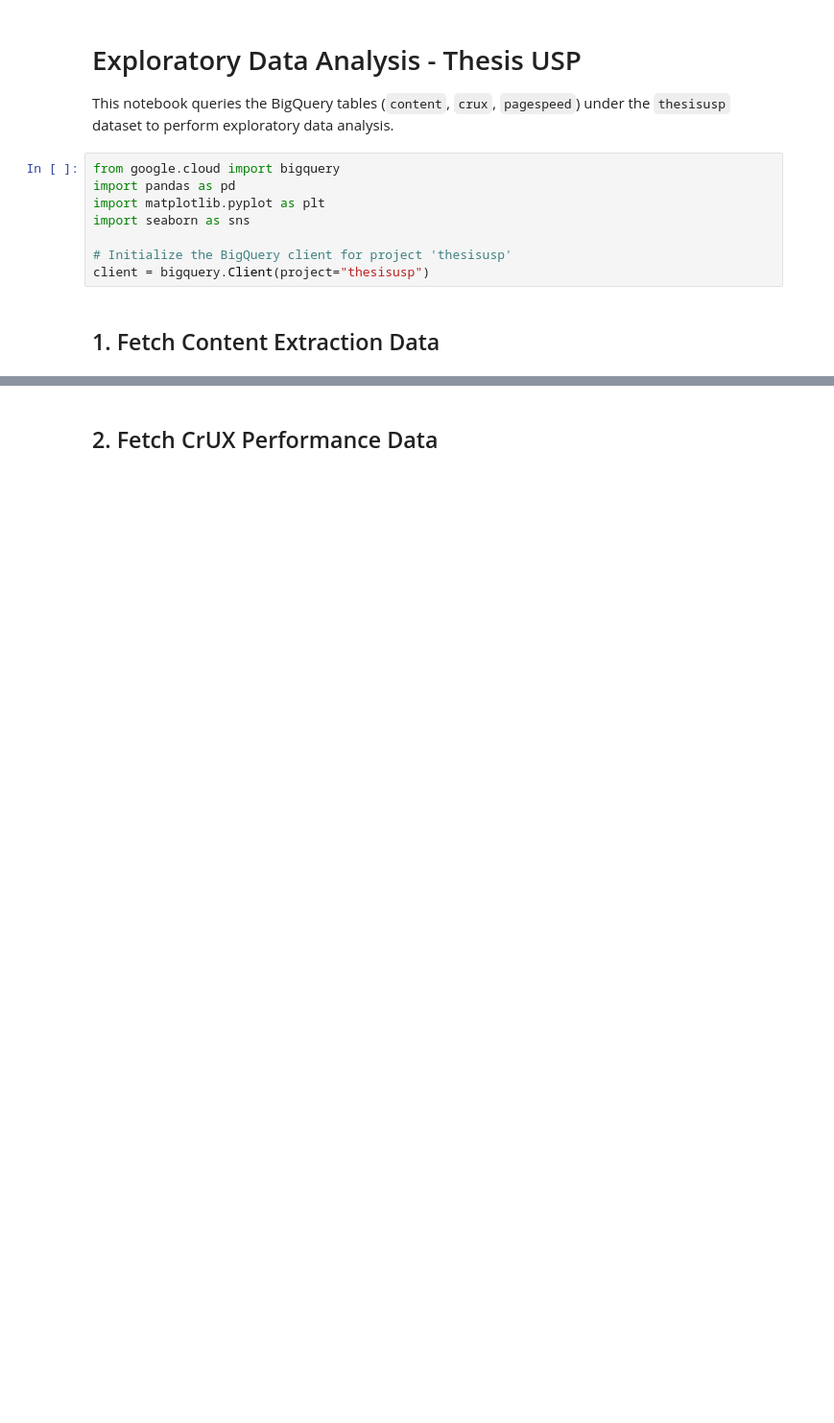
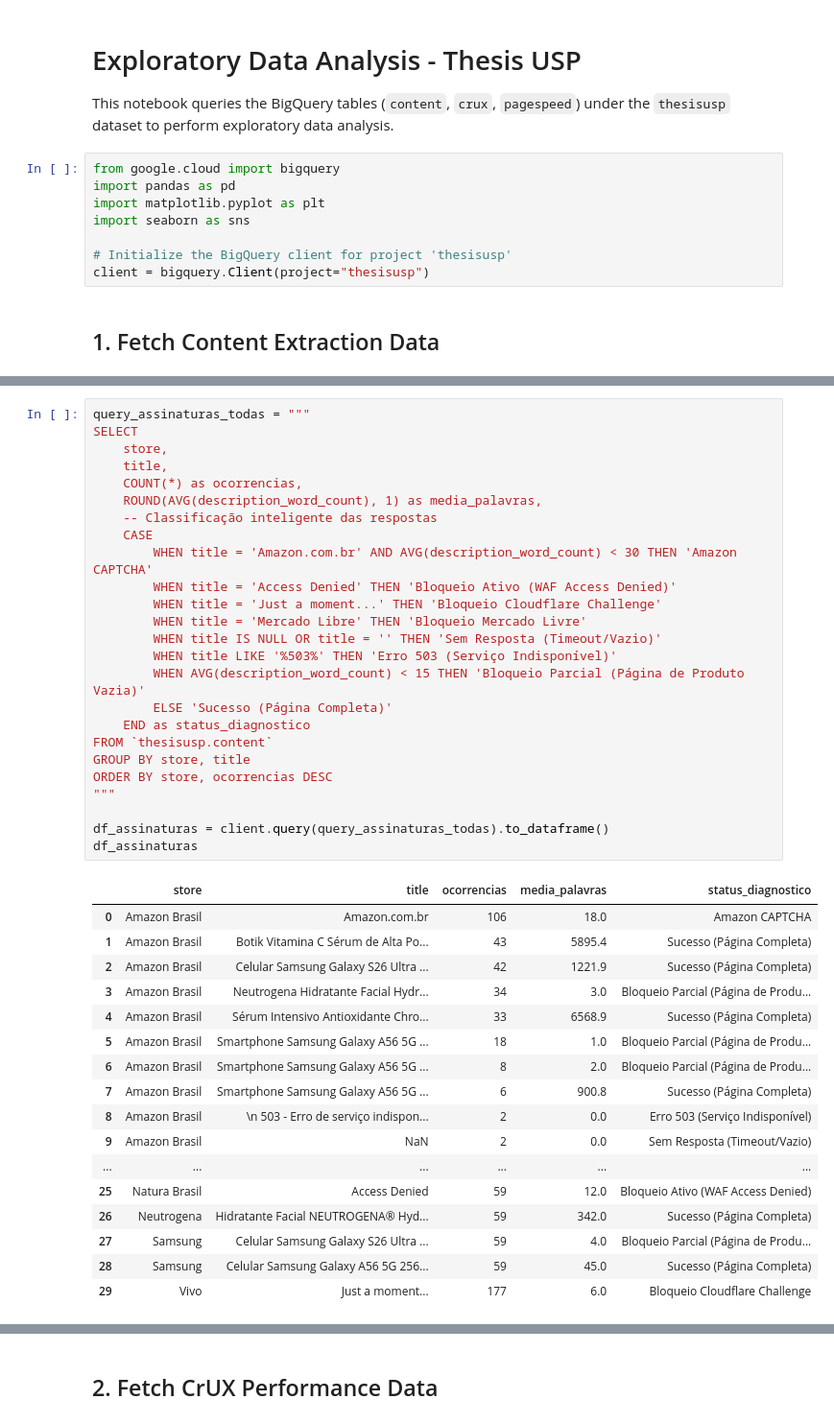
Before and after one commit to britneyscripts/thesis-pipeline, a Jupyter notebook: notebooks/eda.ipynb, the cells around one changed output, grey strips where cells are left out. Shown at 96% size. Cells and saved outputs as stored; diff of their text form; blank space fills up the shorter version.

```diff
--- a/notebooks/eda.ipynb
+++ b/notebooks/eda.ipynb
@@ -30,0 +183,43 @@ df_content.head()
+# %%
+query_assinaturas_todas = """
+SELECT
+    store,
+    title,
+    COUNT(*) as ocorrencias,
+    ROUND(AVG(description_word_count), 1) as media_palavras,
+    -- Classificação inteligente das respostas
+    CASE
+        WHEN title = 'Amazon.com.br' AND AVG(description_word_count) < 30 THEN 'Amazon CAPTCHA'
+        WHEN title = 'Access Denied' THEN 'Bloqueio Ativo (WAF Access Denied)'
+        WHEN title = 'Just a moment...' THEN 'Bloqueio Cloudflare Challenge'
+        WHEN title = 'Mercado Libre' THEN 'Bloqueio Mercado Livre'
+        WHEN title IS NULL OR title = '' THEN 'Sem Resposta (Timeout/Vazio)'
+        WHEN title LIKE '%503%' THEN 'Erro 503 (Serviço Indisponível)'
+        WHEN AVG(description_word_count) < 15 THEN 'Bloqueio Parcial (Página de Produto Vazia)'
+        ELSE 'Sucesso (Página Completa)'
+    END as status_diagnostico
+FROM `thesisusp.content`
+GROUP BY store, title
+ORDER BY store, ocorrencias DESC
+"""
+
+df_assinaturas = client.query(query_assinaturas_todas).to_dataframe()
+df_assinaturas
+# %% [output]
+|  | store | title | ocorrencias | media_palavras | status_diagnostico |
+| 0 | Amazon Brasil | Amazon.com.br | 106 | 18.0 | Amazon CAPTCHA |
+| 1 | Amazon Brasil | Botik Vitamina C Sérum de Alta Po... | 43 | 5895.4 | Sucesso (Página Completa) |
+| 2 | Amazon Brasil | Celular Samsung Galaxy S26 Ultra ... | 42 | 1221.9 | Sucesso (Página Completa) |
+| 3 | Amazon Brasil | Neutrogena Hidratante Facial Hydr... | 34 | 3.0 | Bloqueio Parcial (Página de Produ... |
+| 4 | Amazon Brasil | Sérum Intensivo Antioxidante Chro... | 33 | 6568.9 | Sucesso (Página Completa) |
+| 5 | Amazon Brasil | Smartphone Samsung Galaxy A56 5G ... | 18 | 1.0 | Bloqueio Parcial (Página de Produ... |
+| 6 | Amazon Brasil | Smartphone Samsung Galaxy A56 5G ... | 8 | 2.0 | Bloqueio Parcial (Página de Produ... |
+| 7 | Amazon Brasil | Smartphone Samsung Galaxy A56 5G ... | 6 | 900.8 | Sucesso (Página Completa) |
+| 8 | Amazon Brasil | \n 503 - Erro de serviço indispon... | 2 | 0.0 | Erro 503 (Serviço Indisponível) |
+| 9 | Amazon Brasil | NaN | 2 | 0.0 | Sem Resposta (Timeout/Vazio) |
+| ... | ... | ... | ... | ... | ... |
+| 25 | Natura Brasil | Access Denied | 59 | 12.0 | Bloqueio Ativo (WAF Access Denied) |
+| 26 | Neutrogena | Hidratante Facial NEUTROGENA® Hyd... | 59 | 342.0 | Sucesso (Página Completa) |
+| 27 | Samsung | Celular Samsung Galaxy S26 Ultra ... | 59 | 4.0 | Bloqueio Parcial (Página de Produ... |
+| 28 | Samsung | Celular Samsung Galaxy A56 5G 256... | 59 | 45.0 | Sucesso (Página Completa) |
+| 29 | Vivo | Just a moment... | 177 | 6.0 | Bloqueio Cloudflare Challenge |
```
Also changed, not shown: parts of 13 cells of this notebook, 3 other files.
